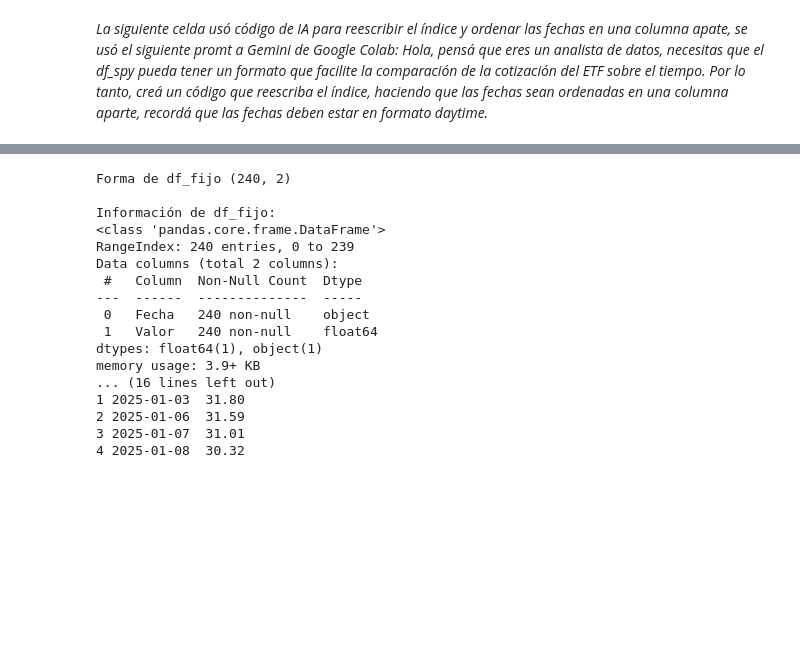
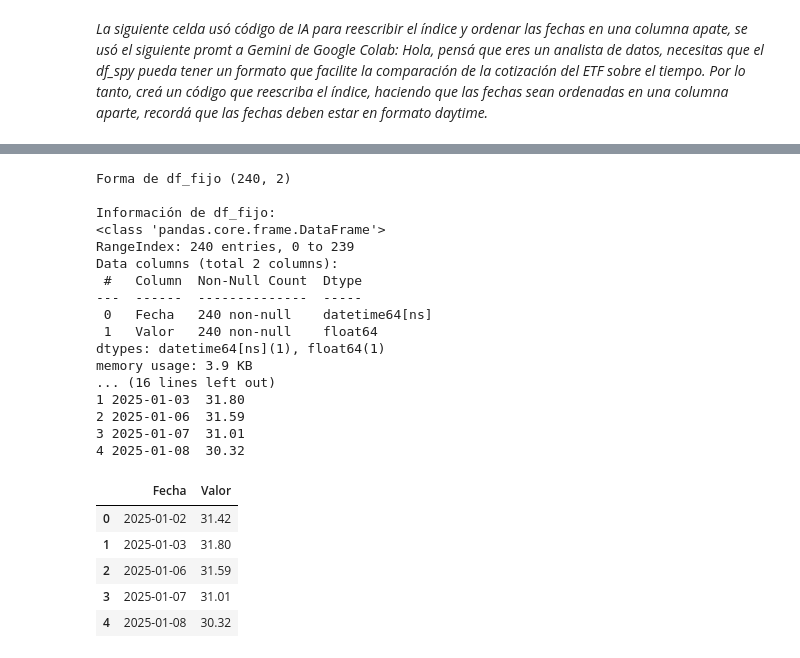
Before and after one commit to fnlopezsanz/TP_Lab_Met_Cuantitativos_Inversiones, a Jupyter notebook: notebook_inversiones.ipynb, the cells around one changed output, grey strips where cells are left out. Saved outputs shown, nothing was run; the diff lists cells and outputs as text; code cells hidden in the pictures; blank space fills up the shorter version.

```diff
--- a/notebook_inversiones.ipynb
+++ b/notebook_inversiones.ipynb
@@ -129,31 +135,38 @@ memory usage: 5.8+ KB
 # %%
 #Evaluamos el df del plazo fijo
 print("Forma de df_fijo", df_fijo.shape)
 print()
 print("Información de df_fijo:")
 print(df_fijo.info())
 #Por las mismas razones explicadas en el caso de df_uva, se cambiará el tipo de datos de la columna Fecha a daytime
 df_fijo["Fecha"] = pd.to_datetime(df_fijo["Fecha"])
 print()
 print("Información de df_fijo con cambios:")
 print(df_fijo.info())
 print()
 print("Cabeza de df_fijo:", df_fijo.head())
+display(df_fijo.head())
 # %% [output]
 Forma de df_fijo (240, 2)
 
 Información de df_fijo:
 <class 'pandas.core.frame.DataFrame'>
 RangeIndex: 240 entries, 0 to 239
 Data columns (total 2 columns):
  #   Column  Non-Null Count  Dtype
 ---  ------  --------------  -----
- 0   Fecha   240 non-null    object
+ 0   Fecha   240 non-null    datetime64[ns]
  1   Valor   240 non-null    float64
-dtypes: float64(1), object(1)
-memory usage: 3.9+ KB
+dtypes: datetime64[ns](1), float64(1)
+memory usage: 3.9 KB
 ... (16 lines left out)
 1 2025-01-03  31.80
 2 2025-01-06  31.59
 3 2025-01-07  31.01
 4 2025-01-08  30.32
+|  | Fecha | Valor |
+| 0 | 2025-01-02 | 31.42 |
+| 1 | 2025-01-03 | 31.80 |
+| 2 | 2025-01-06 | 31.59 |
+| 3 | 2025-01-07 | 31.01 |
+| 4 | 2025-01-08 | 30.32 |
```
Also changed, not shown: parts of 3 cells of this notebook.
